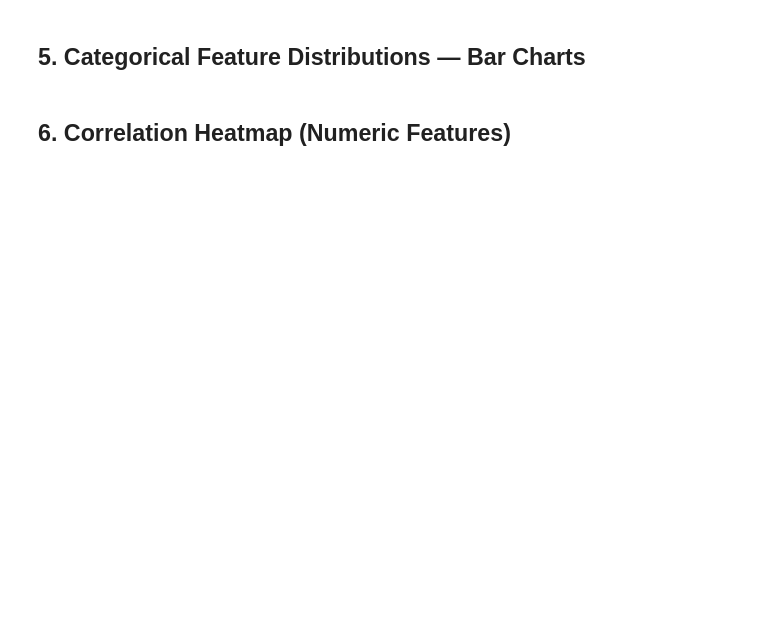
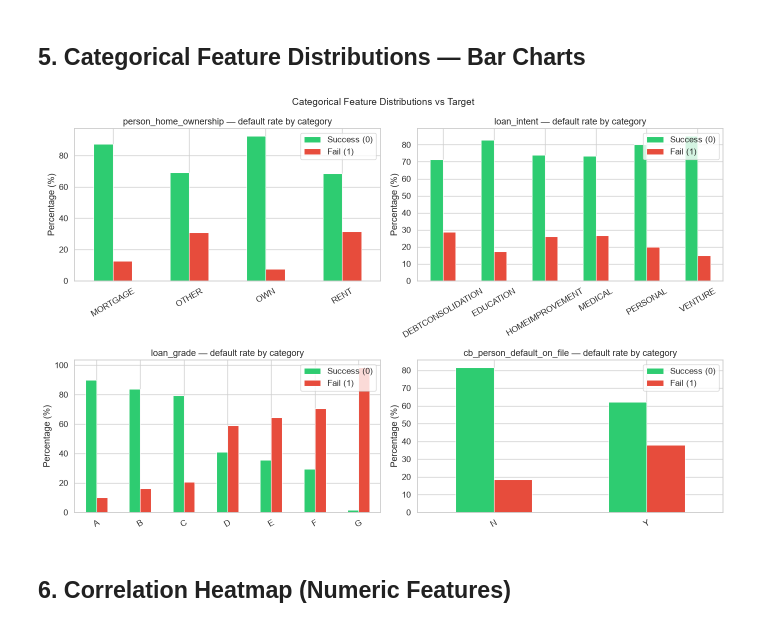
Before and after one commit to Febrian123-create/Tubes-Kecerdasan-Mesin, a Jupyter notebook: notebooks/01_eda.ipynb, the cells around one changed output. Cells and saved outputs as stored; diff of their text form; code cells hidden in the pictures; blank space fills up the shorter version.

```diff
--- a/notebooks/01_eda.ipynb
+++ b/notebooks/01_eda.ipynb
@@ -94,23 +145,25 @@ plt.show()
 # %%
 cat_cols = ['person_home_ownership', 'loan_intent', 'loan_grade', 'cb_person_default_on_file']
 
 fig, axes = plt.subplots(2, 2, figsize=(14, 9))
 axes = axes.flatten()
 
 for i, col in enumerate(cat_cols):
     ct = df.groupby([col, 'loan_status']).size().unstack(fill_value=0)
     ct_pct = ct.div(ct.sum(axis=1), axis=0) * 100
     ct_pct.plot(kind='bar', ax=axes[i], color=['#2ecc71', '#e74c3c'],
                 edgecolor='white', linewidth=0.8)
     axes[i].set_title(f'{col} — default rate by category')
     axes[i].set_ylabel('Percentage (%)')
     axes[i].set_xlabel('')
-    axes[i].legend(['Good (0)', 'Default (1)'], loc='upper right')
+    axes[i].legend(['Success (0)', 'Fail (1)'], loc='upper right')
     axes[i].tick_params(axis='x', rotation=30)
 
 plt.suptitle('Categorical Feature Distributions vs Target', fontsize=14)
 plt.tight_layout()
 plt.show()
+# %% [output]
+[figure, added]
 # %% [markdown]
 ## 6. Correlation Heatmap (Numeric Features)
 # %%
```
Also changed, not shown: parts of 10 cells of this notebook, 10 other files.
